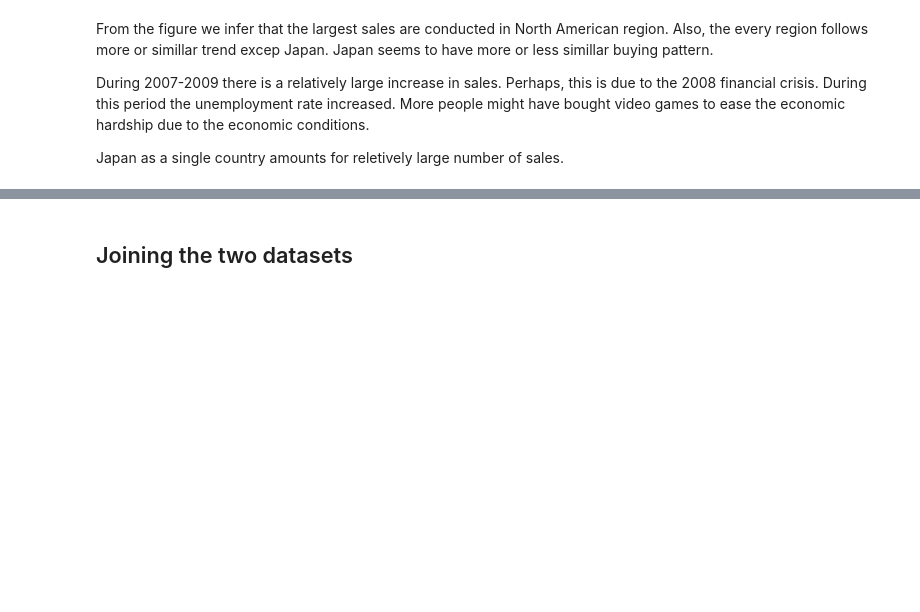
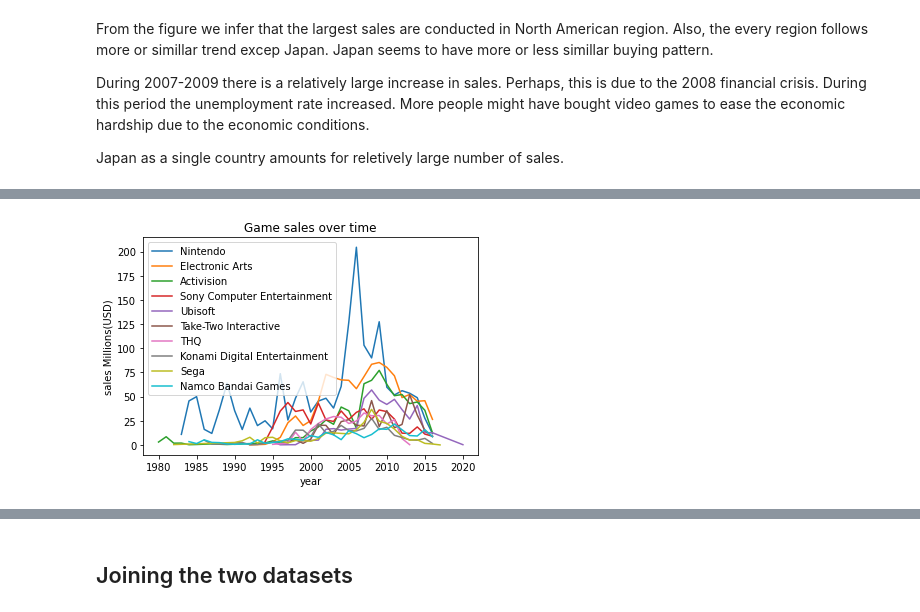
Before and after one commit to ayeshnayana/EDA_Video_game_sales-ratings, a Jupyter notebook: EDA on video game sales and ratings.ipynb, the cells around one changed output, grey strips where cells are left out. Drawn from its saved outputs; the diff is of its cells as text; code cells hidden in the pictures; blank space fills up the shorter version.

```diff
--- a/EDA on video game sales and ratings.ipynb
+++ b/EDA on video game sales and ratings.ipynb
@@ -436,5 +397,0 @@ Name: Global_Sales, dtype: float64
-# %%
-sales_fig_publisher = []
-for publisher in consistant_sales['Publisher'].unique():
-    slaes_fig = consistant_sales[consistant_sales['Publisher'] == publisher].groupby('Year_of_Release')['Global_Sales'].sum()
-    sales_fig_publisher.append(slaes_fig)
@@ -440,0 +415,15 @@ for publisher in consistant_sales['Publisher'].unique():
+# %%
+sales_fig_publisher = {}
+
+for publisher in game_sales['Publisher'].unique():
+    sales_fig_publisher[publisher] = game_sales[game_sales['Publisher'] == publisher].groupby('Year_of_Release')['Global_Sales'].sum()
+
+fig, ax = plt.subplots()
+for publisher in Largest_publishers.keys():
+    sales_fig_publisher[publisher].plot(label = publisher)
+    ax.set_xlabel('year')
+    ax.set_ylabel('sales Millions(USD)')
+    ax.set_title('Game sales over time')
+    ax.legend()
+# %% [output]
+[figure, added]
```
Also changed, not shown: parts of 10 cells of this notebook.
